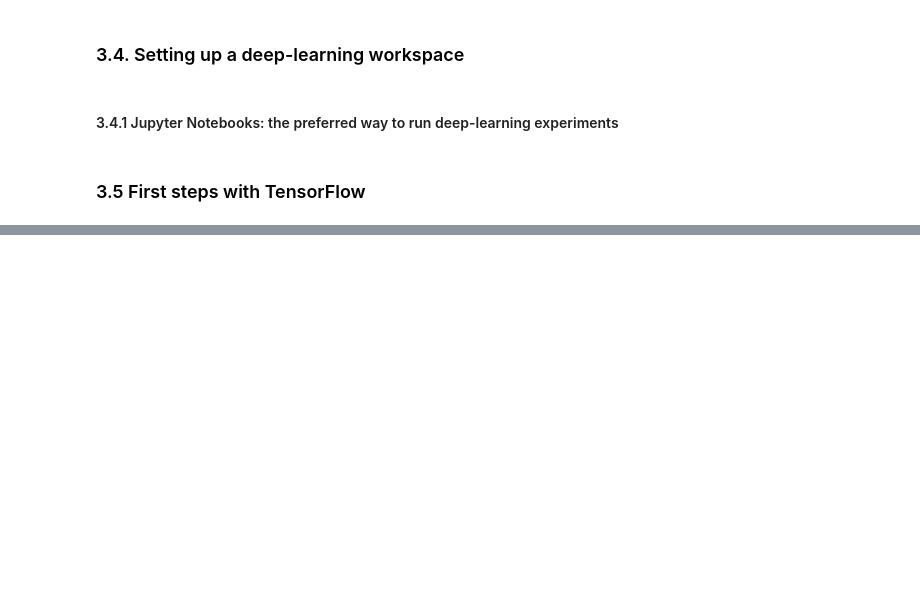
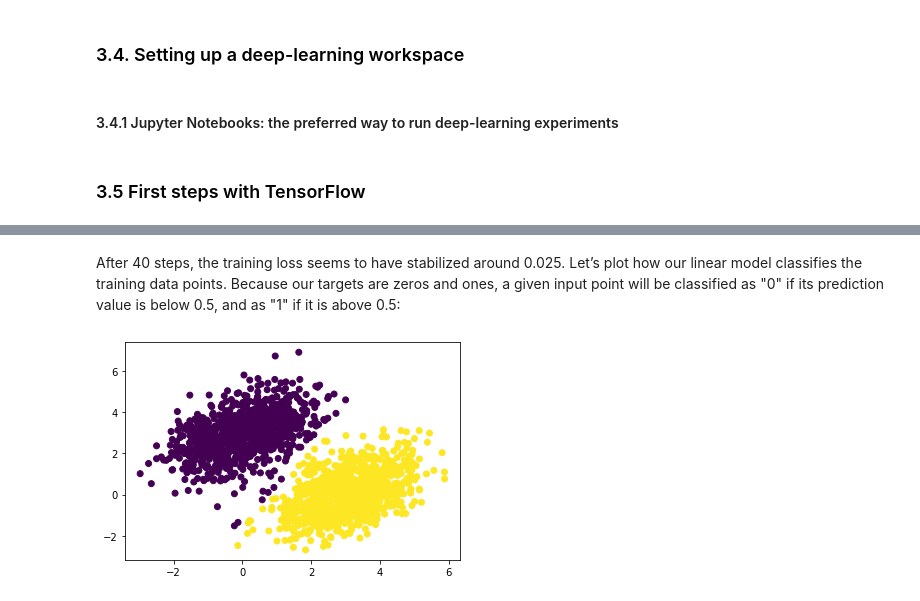
Before and after one commit to InfiniteCuriosity/Deep_Learning_with_Python, a Jupyter notebook: 3. Introductoin to Keras and TensorFlow.ipynb, the cells around one changed output, grey strips where cells are left out. Saved outputs shown, nothing was run; the diff lists cells and outputs as text; code cells hidden in the pictures; blank space fills up the shorter version.

```diff
--- a/3. Introductoin to Keras and TensorFlow.ipynb
+++ b/3. Introductoin to Keras and TensorFlow.ipynb
@@ -30,0 +299,9 @@ First, low-level tensor manipulation—the infrastructure that underlies all mod
+# %% [markdown]
+
+After 40 steps, the training loss seems to have stabilized around 0.025. Let’s plot how our linear model classifies the training data points. Because our targets are zeros and ones, a given input point will be classified as "0" if its prediction value is below 0.5, and as "1" if it is above 0.5:
+# %%
+predictions = model(inputs)
+plt.scatter(inputs[:,0], inputs[:,1], c=predictions[:,0] > 0.5)
+plt.show()
+# %% [output]
+[figure, added]
```
Also changed, not shown: parts of 50 cells of this notebook.
